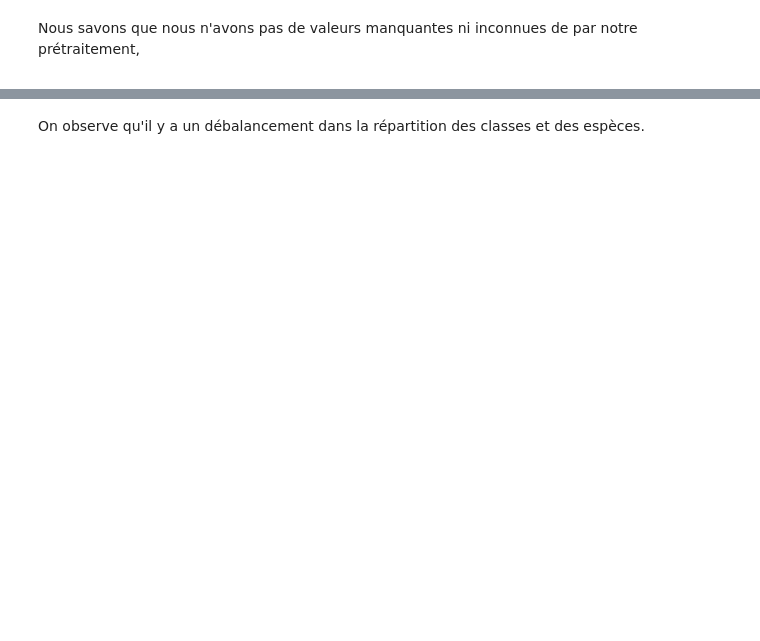
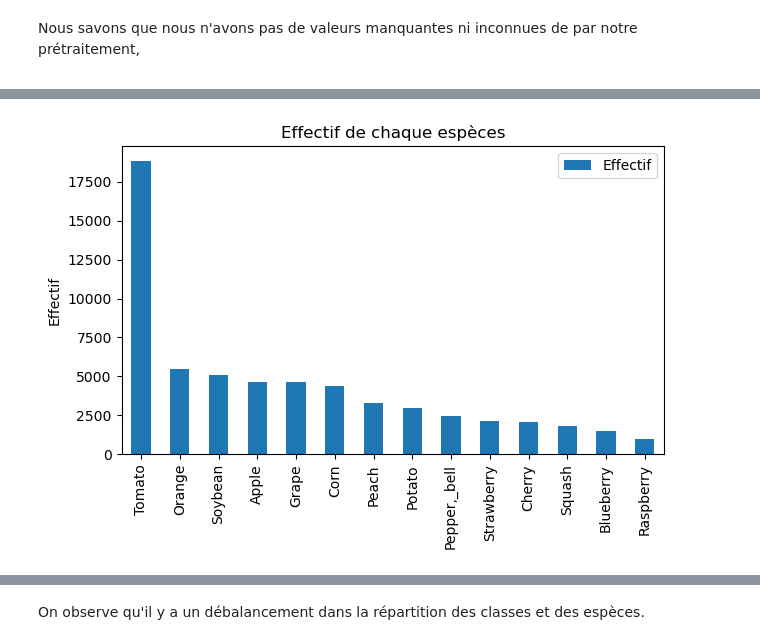
Before and after one commit to jfgagnon00/PlantVillage, a Jupyter notebook: Final Report.ipynb, the cells around one changed output, grey strips where cells are left out. Drawn from its saved outputs; the diff is of its cells as text; code cells hidden in the pictures; blank space fills up the shorter version.

```diff
--- a/Final Report.ipynb
+++ b/Final Report.ipynb
@@ -150,20 +197,22 @@ plt.show()
 # %%
 #
 # relation species/label
 #
 doi = pv_dataframe[["label", "species"]]
 
 disease_samples_per_species = doi.groupby("species") \
                                  .count() \
-                                 .rename(columns={"label": "effectif"})
-disease_samples_per_species.sort_values("effectif", inplace=True, ascending=False)
+                                 .rename(columns={"label": "Effectif"})
+disease_samples_per_species.sort_values("Effectif", inplace=True, ascending=False)
 
 plt.figure(figsize=(7, 4))
 disease_samples_per_species.plot.bar(ax=plt.gca(),
                                      xlabel="",
                                      ylabel="Effectif")
 
-plt.title("Effectif de chaque espèces", y=1.025)
+plt.title("Effectif de chaque espèces")
 plt.show()
 
 display( disease_samples_per_species.T )
+# %% [output]
+[figure, added]
```
Also changed, not shown: parts of 38 cells of this notebook.
